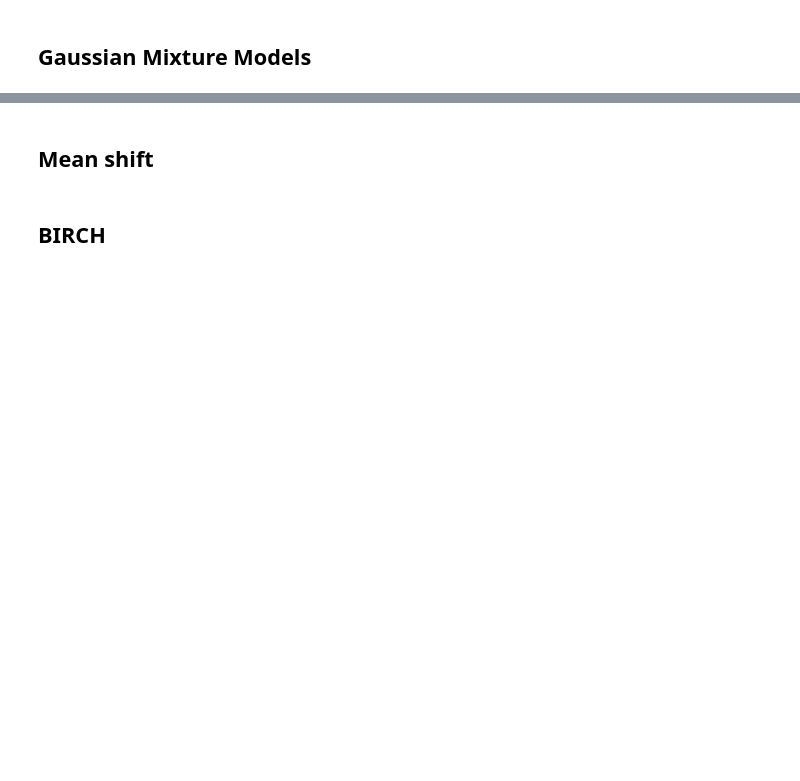
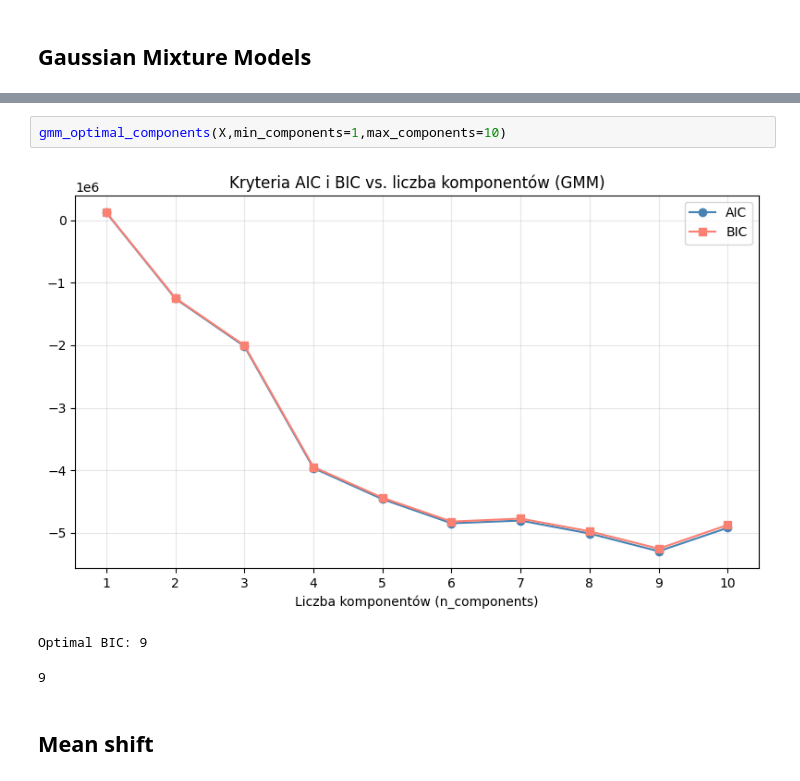
Before and after one commit to andrzejewskimaciej/ML_Intro_Projects, a Jupyter notebook: Project 2 - clustering/03_Clustering.ipynb, the cells around one changed output, grey strips where cells are left out. Drawn from its saved outputs; the diff is of its cells as text; blank space fills up the shorter version.

```diff
--- a/Project 2 - clustering/03_Clustering.ipynb
+++ b/Project 2 - clustering/03_Clustering.ipynb
@@ -123,4 +507,8 @@ DBscanner(df_preprocessed, params_list)
+# %%
+gmm_optimal_components(X,min_components=1,max_components=10)
+# %% [output]
+[figure, added]
+Optimal BIC: 9
+9
 # %% [markdown]
 ## Mean shift
-# %% [markdown]
-## BIRCH
```
Also changed, not shown: parts of 17 cells of this notebook, 1 other file.
